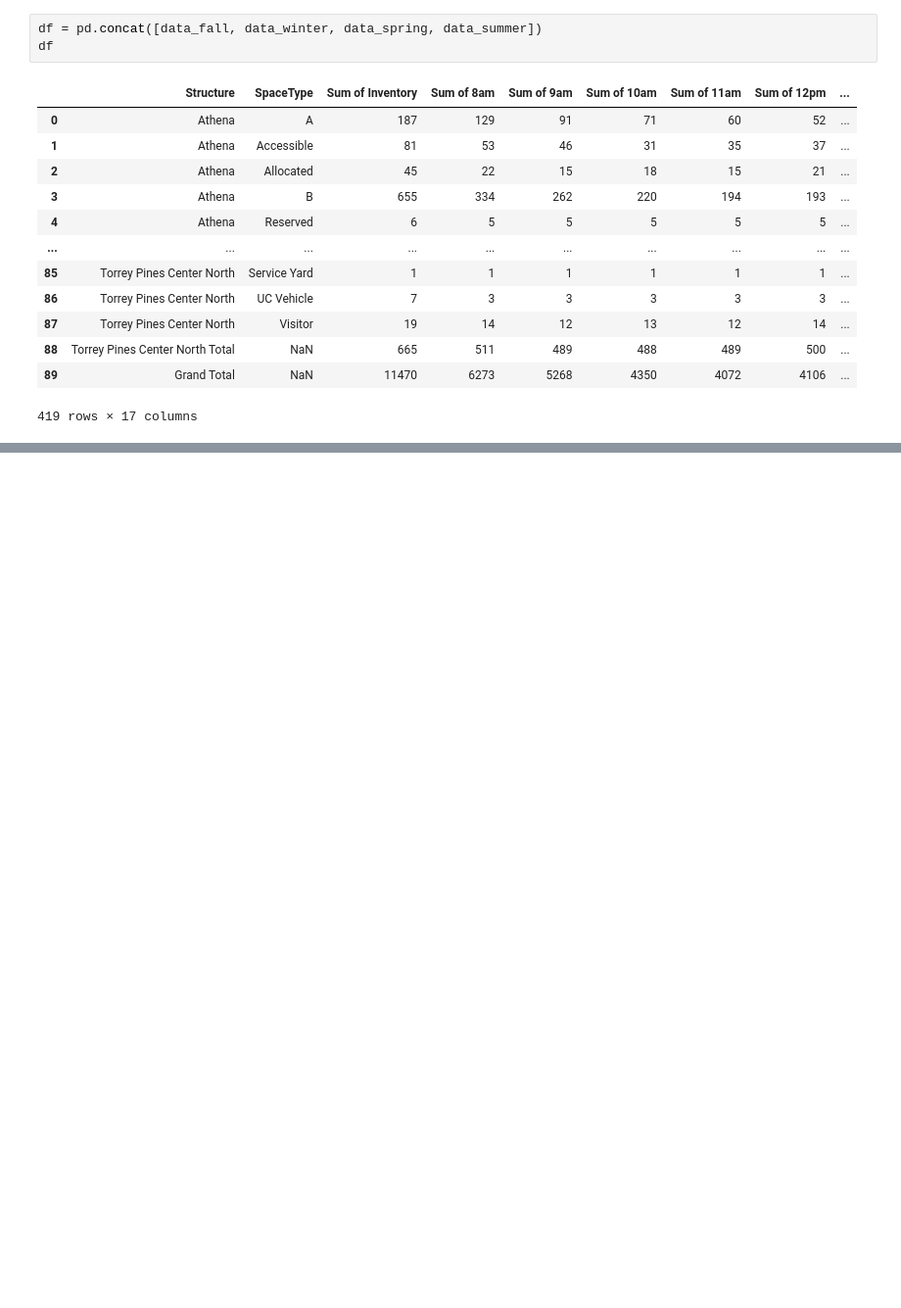
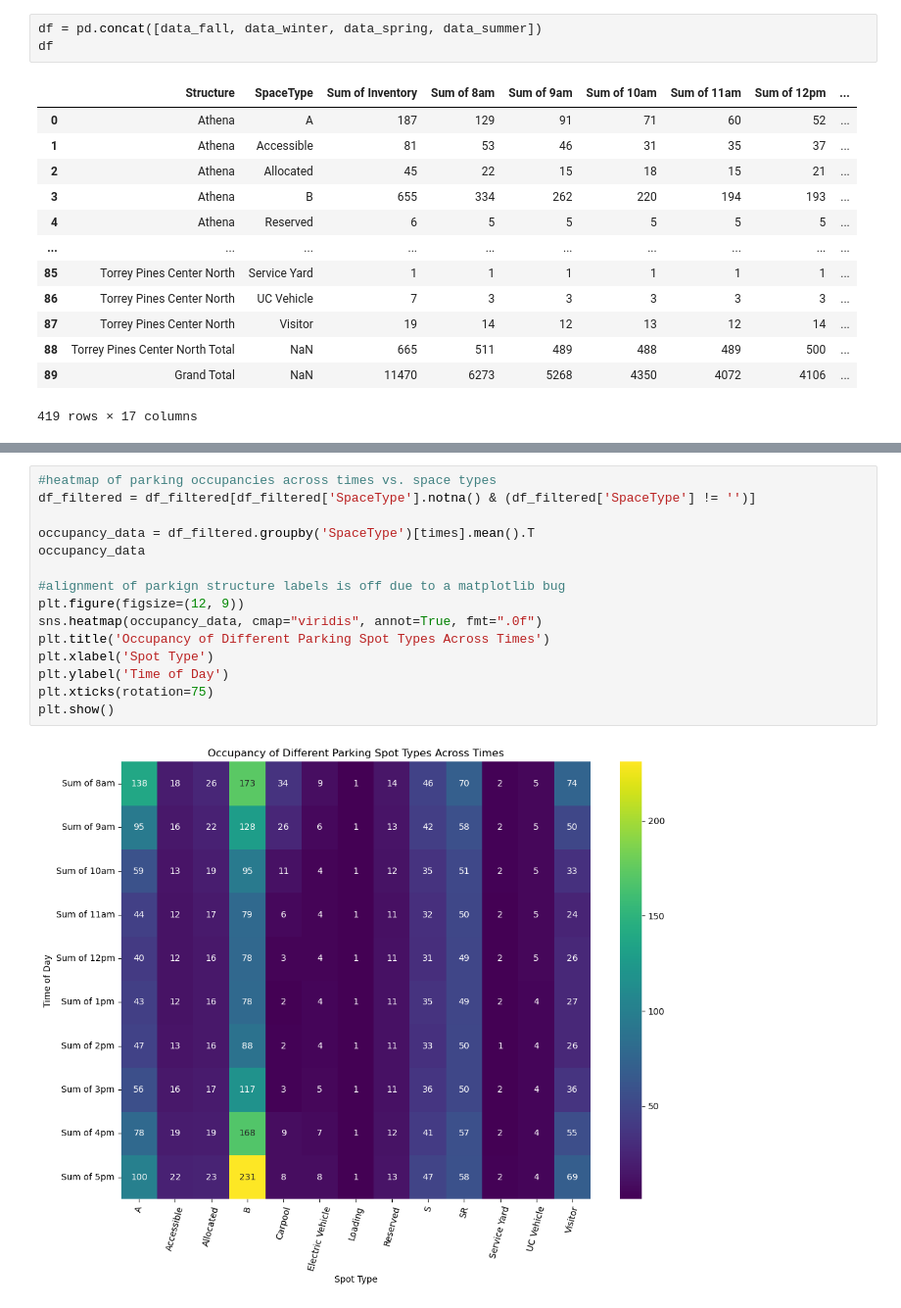
Before and after one commit to DanielJu0925/math189_project, a Jupyter notebook: data_process.ipynb, the cells around one changed output, grey strips where cells are left out. Shown at 98% size. Saved outputs shown, nothing was run; the diff lists cells and outputs as text; blank space fills up the shorter version.

```diff
--- a/data_process.ipynb
+++ b/data_process.ipynb
@@ -203,0 +231,17 @@ df
+# %%
+#heatmap of parking occupancies across times vs. space types
+df_filtered = df_filtered[df_filtered['SpaceType'].notna() & (df_filtered['SpaceType'] != '')]
+
+occupancy_data = df_filtered.groupby('SpaceType')[times].mean().T
+occupancy_data
+
+#alignment of parkign structure labels is off due to a matplotlib bug
+plt.figure(figsize=(12, 9))
+sns.heatmap(occupancy_data, cmap="viridis", annot=True, fmt=".0f")
+plt.title('Occupancy of Different Parking Spot Types Across Times')
+plt.xlabel('Spot Type')
+plt.ylabel('Time of Day')
+plt.xticks(rotation=75)
+plt.show()
+# %% [output]
+[figure, added]
```
Also changed, not shown: parts of 6 cells of this notebook.
